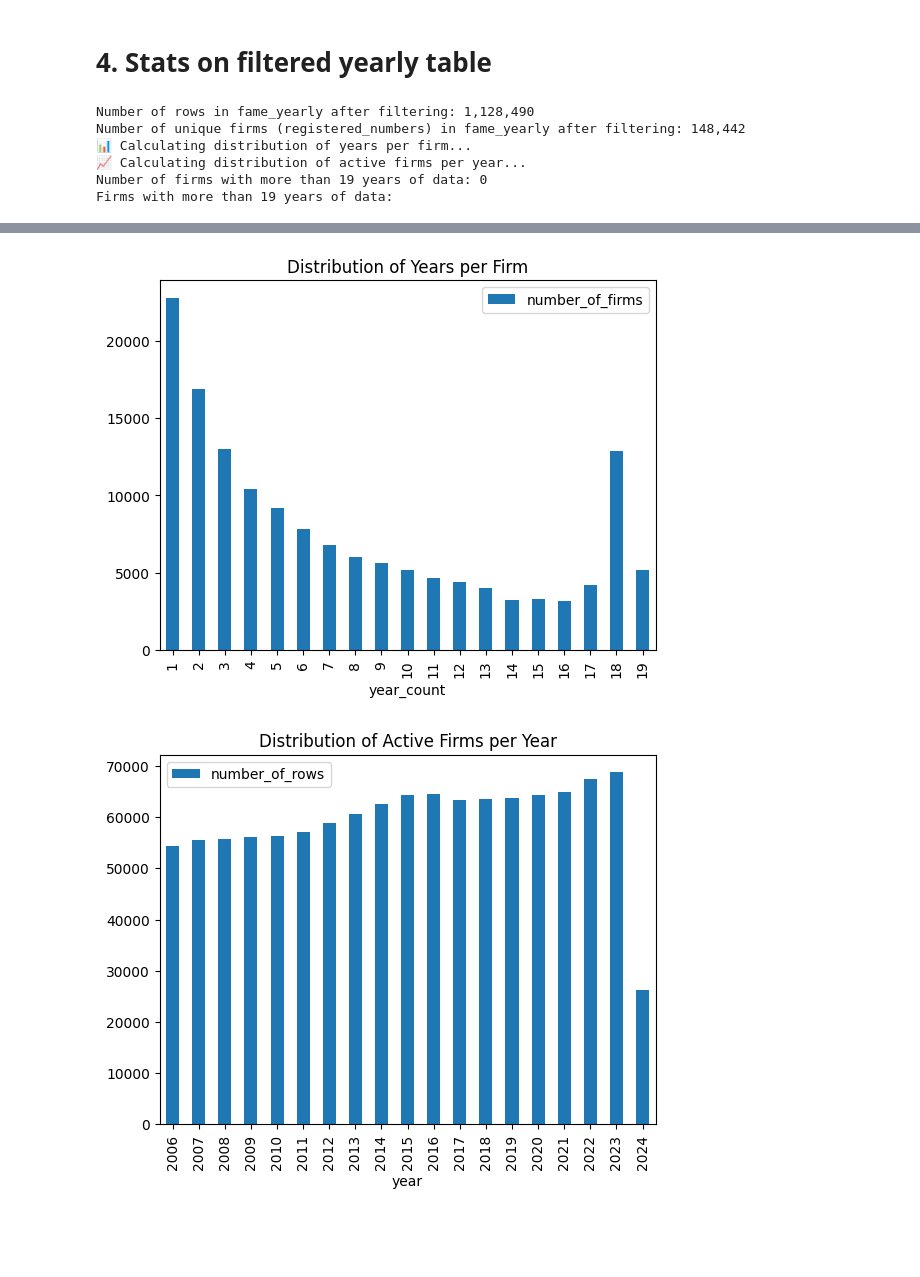
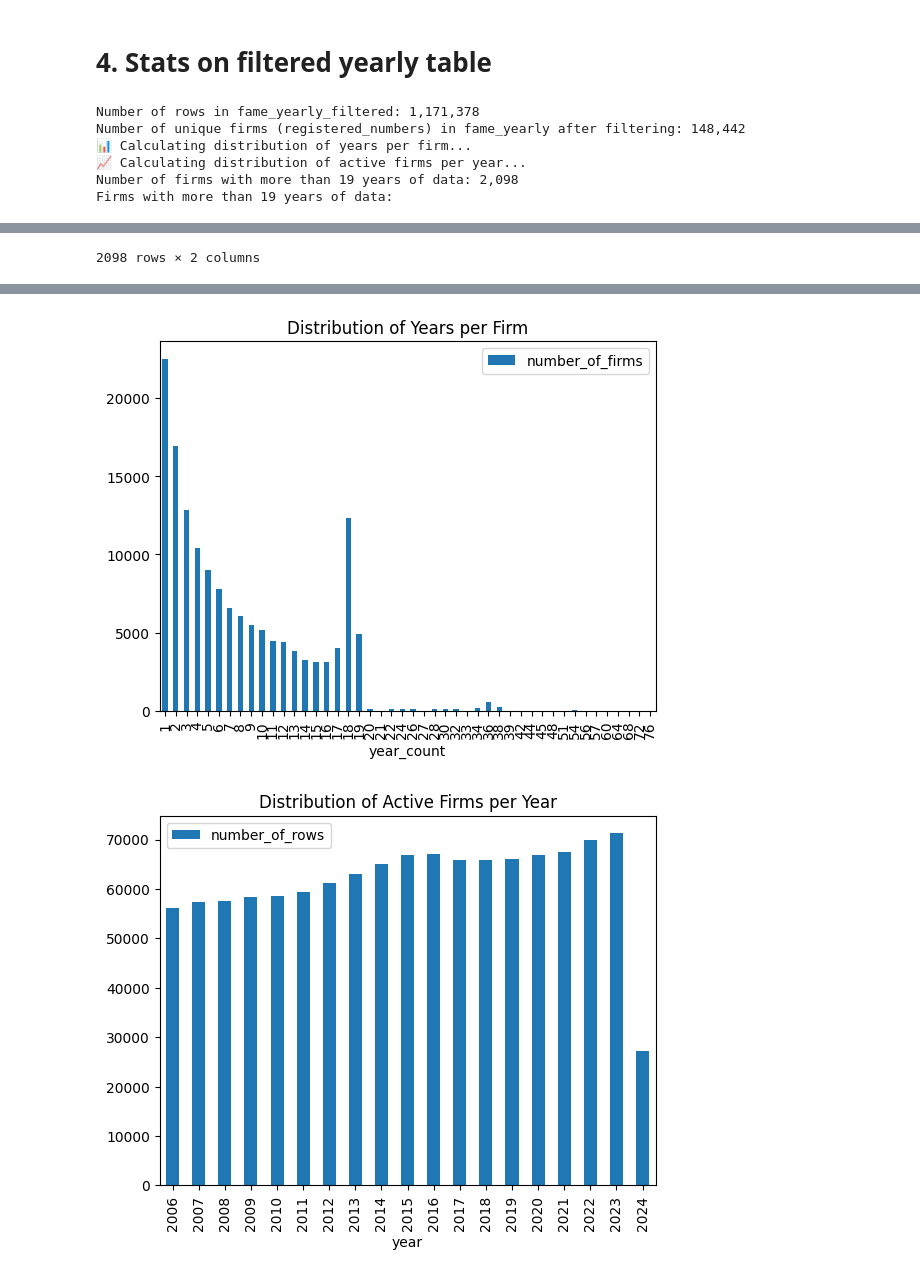
Before and after one commit to aloysiuslip/ucl-diss-ECON0079, a Jupyter notebook: build/src/main_3_filter.ipynb, the cells around one changed output, grey strips where cells are left out. Saved outputs shown, nothing was run; the diff lists cells and outputs as text; code cells hidden in the pictures; blank space fills up the shorter version.

Commit message:
Successfully completed filterings and migrations

```diff
--- a/build/src/main_3_filter.ipynb
+++ b/build/src/main_3_filter.ipynb
@@ -327,12 +316,13 @@ Did you mean "fame_yearly"?
 import ibis
 from utils.f_0_dirs import get_data_dirs
 
+table_name = "fame_yearly_filtered"
 dirs = get_data_dirs(segment="build")
 con = ibis.duckdb.connect(str(dirs.db_path))
-fame_yearly_running = con.table("fame_yearly")
+fame_yearly_running = con.table(table_name)
 
 yearly_count_end = fame_yearly_running.count().execute()
-print(f"Number of rows in fame_yearly after filtering: {yearly_count_end:,}")
+print(f"Number of rows in {table_name}: {yearly_count_end:,}")
 
 # How many unique registered_numbers are left after filtering?
 unique_registered_numbers = fame_yearly_running['registered_number'].nunique().execute()
@@ -373,11 +363,25 @@ firms_with_many_years = (
 print(f"Number of firms with more than 19 years of data: {len(firms_with_many_years):,}")
 print("Firms with more than 19 years of data:")
 display(firms_with_many_years)
+
+# Get the 3 largest ids that have the highest year_count
+# Filter fame_yearly to only those ids and output the table (full rows)
+top_3_firms = (
+    years_per_firm.order_by(years_per_firm.year_count.desc())
+    .limit(3)
+    .select("registered_number", "year_count")
+    .execute()
+)
+# Filter fame_yearly_running to only those top 3 registered_numbers
+top_3_firms_ids = top_3_firms['registered_number'].tolist()
+fame_yearly_top_3 = fame_yearly_running.filter(fame_yearly_running.registered_number.isin(top_3_firms_ids)).execute()
+print("Full rows for the top 3 firms:")
+print(fame_yearly_top_3.to_markdown(index=False))
 # %% [output]
-Number of rows in fame_yearly after filtering: 1,128,490
+Number of rows in fame_yearly_filtered: 1,171,378
 Number of unique firms (registered_numbers) in fame_yearly after filtering: 148,442
 📊 Calculating distribution of years per firm...
 📈 Calculating distribution of active firms per year...
-Number of firms with more than 19 years of data: 0
+Number of firms with more than 19 years of data: 2,098
 Firms with more than 19 years of data:
 |  | registered_number | year_count |
@@ -383,0 +399 @@ Firms with more than 19 years of data:
+2098 rows × 2 columns
@@ -384,2 +417,2 @@ Firms with more than 19 years of data:
-[figure, old version]
+[figure, new version]
-[figure, old version]
+[figure, new version]
```
Also changed, not shown: parts of 9 cells of this notebook, 9 other files.
